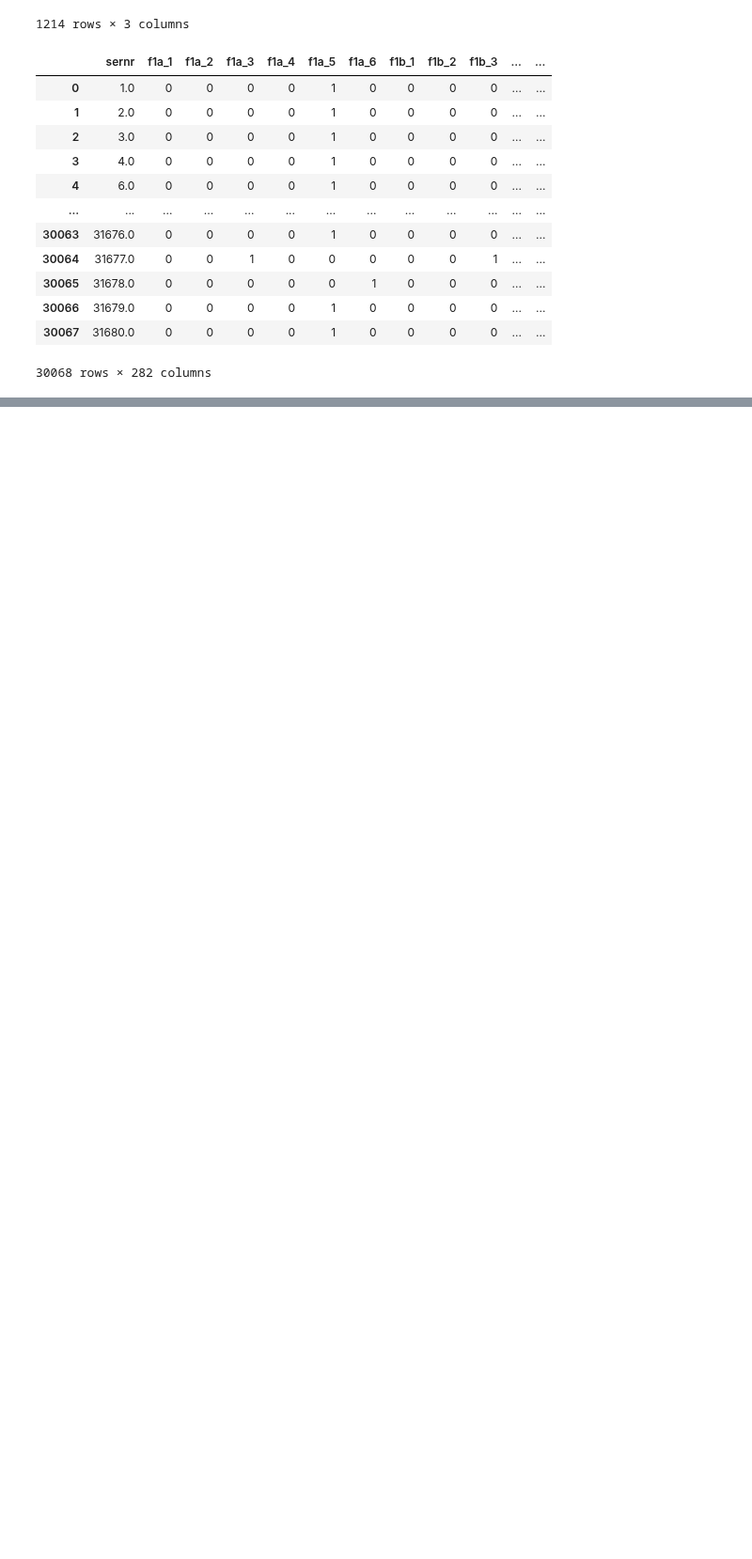
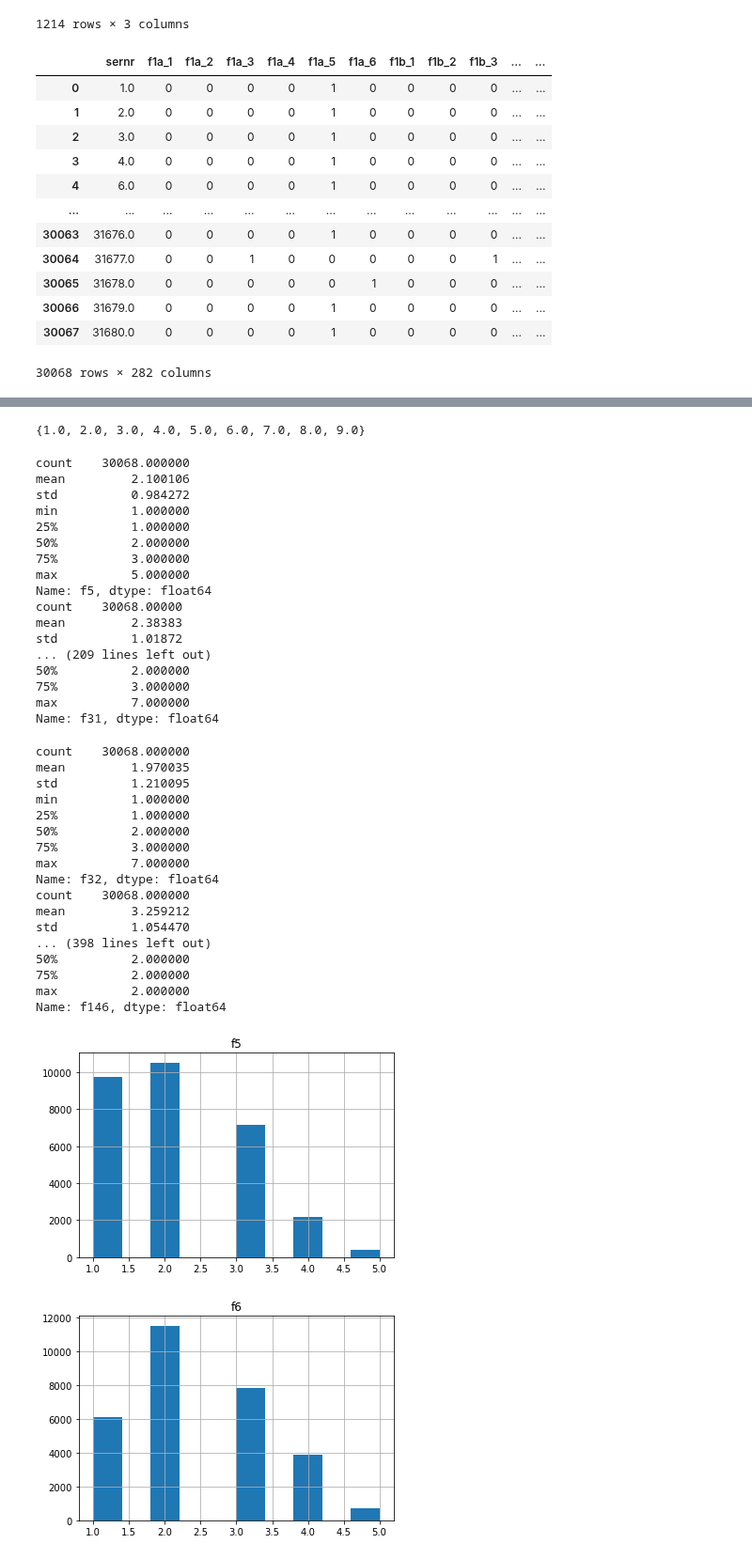
Before and after one commit to NotNANtoN/icp_prediction, a Jupyter notebook: src/notebooks/corona_EDA.ipynb, the cells around one changed output, grey strips where cells are left out. Shown at 94% size. Cells and saved outputs as stored; diff of their text form; code cells hidden in the pictures; blank space fills up the shorter version.

```diff
--- a/src/notebooks/corona_EDA.ipynb
+++ b/src/notebooks/corona_EDA.ipynb
@@ -103,7 +81,0 @@ Name: f68, Length: 30068, dtype: int64
-# %%
-def dontknow_to_mean(df, columns):
-    for c in columns:
-        print(c, sum(df[c] == max(df[c])))
-        df[c] = df[c].replace({max(df[c]) : df[c].mean()})
-        print()
-    return df
@@ -201,0 +103,7 @@ df
+# %%
+def dontknow_to_mean(df, columns):
+    for c in columns:
+        print(c, sum(df[c] == max(df[c])))
+        df[c] = df[c].replace({max(df[c]) : round(df[c].mean())})
+        print()
+    return df
@@ -201,0 +184,48 @@ df
+# %%
+set(df["f63"])
+# %% [output]
+{1.0, 2.0, 3.0, 4.0, 5.0, 6.0, 7.0, 8.0, 9.0}
+# %%
+import matplotlib.pyplot as plt
+for c in constants.ordinal_questions:
+    plt.figure()
+    df[c].hist()
+    plt.title(c)
+    print(df[c].describe())
+# %% [output]
+count    30068.000000
+mean         2.100106
+std          0.984272
+min          1.000000
+25%          1.000000
+50%          2.000000
+75%          3.000000
+max          5.000000
+Name: f5, dtype: float64
+count    30068.00000
+mean         2.38383
+std          1.01872
+... (209 lines left out)
+50%          2.000000
+75%          3.000000
+max          7.000000
+Name: f31, dtype: float64
+count    30068.000000
+mean         1.970035
+std          1.210095
+min          1.000000
+25%          1.000000
+50%          2.000000
+75%          3.000000
+max          7.000000
+Name: f32, dtype: float64
+count    30068.000000
+mean         3.259212
+std          1.054470
+... (398 lines left out)
+50%          2.000000
+75%          2.000000
+max          2.000000
+Name: f146, dtype: float64
+[figure, added]
+[figure, added]
```
Also changed, not shown: parts of 37 cells of this notebook.
